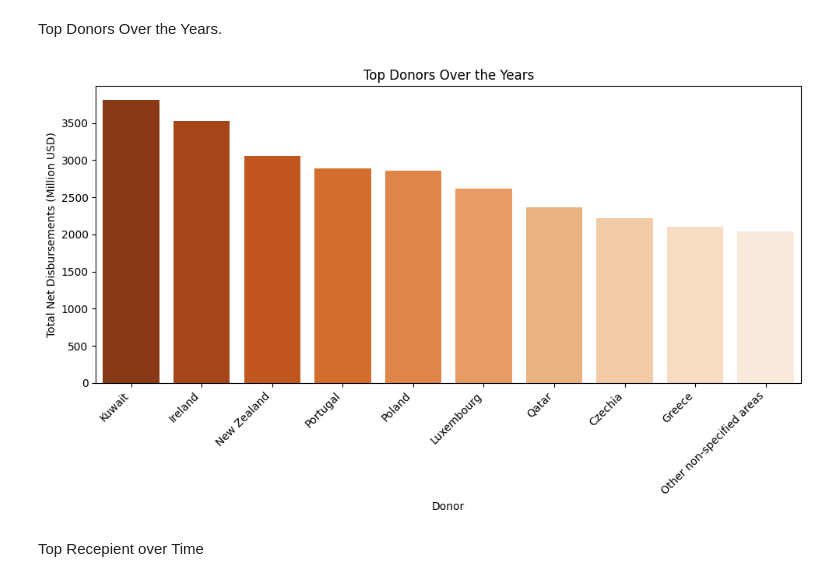
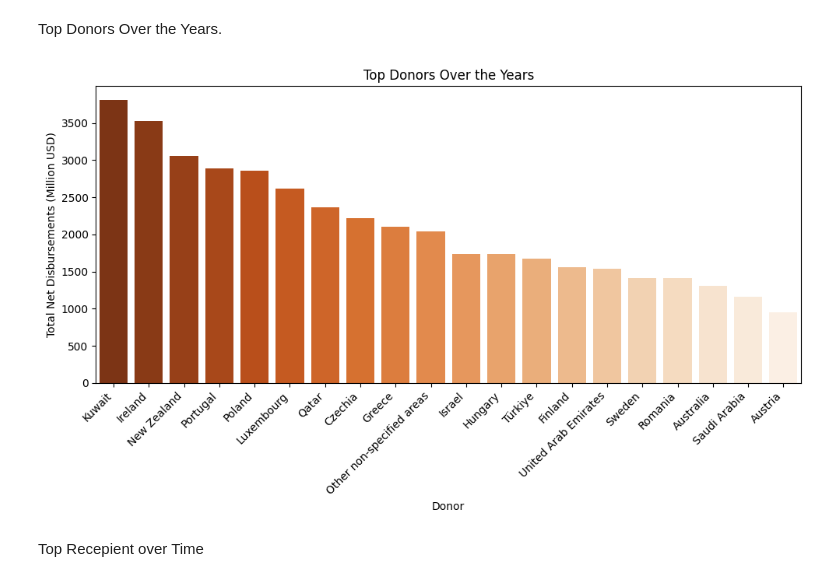
Before and after one commit to rosasi-ed/World-Donor-Recipient-Data, a Jupyter notebook: Charting_Progress_A_Fresh_Perspective_on_Development_Indicators.ipynb, the cells around one changed output. Cells and saved outputs as stored; diff of their text form; code cells hidden in the pictures.

```diff
--- a/Charting_Progress_A_Fresh_Perspective_on_Development_Indicators.ipynb
+++ b/Charting_Progress_A_Fresh_Perspective_on_Development_Indicators.ipynb
@@ -157,29 +157,28 @@ Top Donors Over the Years.
 # %%
 # Drop rows with NaN values in 'Value (Million USD)' column
 Donors = Donors.dropna(subset=['Value (Million USD)'])
-
 # Group the data by donor and year, and aggregate the net disbursements
 grouped = Donors.groupby(['Net disbursements of official development assistance from donors', 'Year'])['Value (Million USD)'].sum().reset_index()
 
 # Sum the net disbursements over the years for each donor
 donor_totals = grouped.groupby('Net disbursements of official development assistance from donors')['Value (Million USD)'].sum()
 
 # Sort the donors based on the total net disbursements
-top_donors = donor_totals.sort_values(ascending=False).head(10)  # Selecting top 10 donors
+top_donors = donor_totals.sort_values(ascending=False).head(20)  # Selecting top 10 donors
 
 # Define colors with varying shades of orange
 colors = sns.color_palette("Oranges_r", len(top_donors))
 
 # Plotting the bar graph with varying shades of orange
 plt.figure(figsize=(10, 6))
 sns.barplot(x=top_donors.index, y=top_donors.values, hue=top_donors.index, palette=colors, legend=False)
 plt.title('Top Donors Over the Years')
 plt.xlabel('Donor')
 plt.ylabel('Total Net Disbursements (Million USD)')
 plt.xticks(rotation=45, ha='right')
 plt.tight_layout()
 plt.show()
 # %% [output]
-[figure, old version]
+[figure, new version]
 # %% [markdown]
 Top Recepient over Time
```
Also changed, not shown: parts of 6 cells of this notebook.
